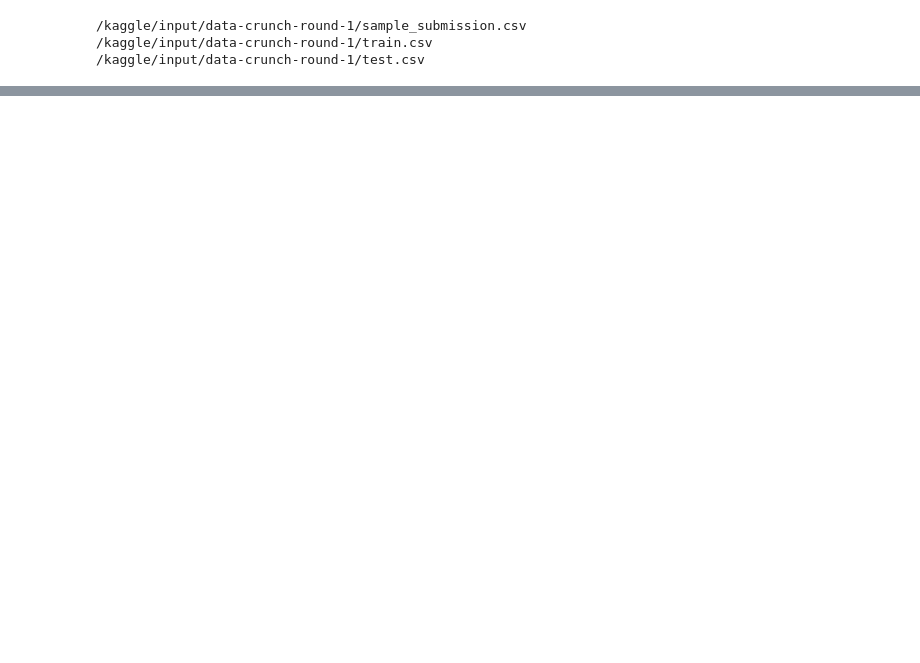
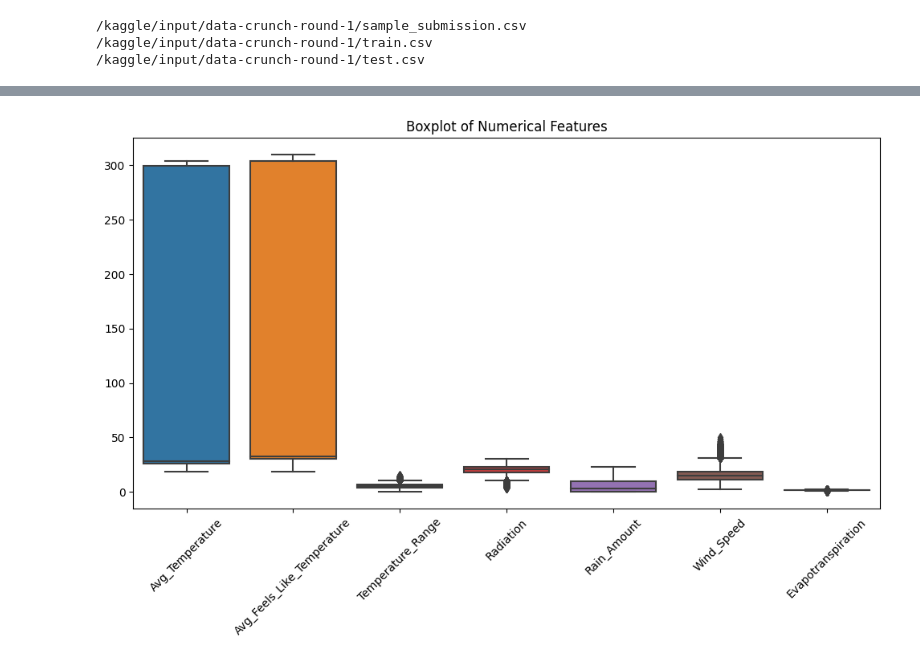
Before and after one commit to thisaraniNJ/Data_Crunch_001, a Jupyter notebook: data-crunch-rnn.ipynb, the cells around one changed output, grey strips where cells are left out. Saved outputs shown, nothing was run; the diff lists cells and outputs as text; code cells hidden in the pictures; blank space fills up the shorter version.

```diff
--- a/data-crunch-rnn.ipynb
+++ b/data-crunch-rnn.ipynb
@@ -15,0 +92,15 @@ for dirname, _, filenames in os.walk('/kaggle/input'):
+# %%
+Q1 = data["Rain_Amount"].quantile(0.25)  # Lower quartile
+Q3 = data["Rain_Amount"].quantile(0.75)  # Upper quartile
+IQR = Q3 - Q1
+
+# Clip values beyond 1.5 * IQR limits
+data["Rain_Amount"] = np.clip(data["Rain_Amount"], Q1 - 1.5 * IQR, Q3 + 1.5 * IQR)
+# %%
+plt.figure(figsize=(12, 6))
+sns.boxplot(data=data[numeric_cols])
+plt.xticks(rotation=45)
+plt.title("Boxplot of Numerical Features")
+plt.show()
+# %% [output]
+[figure, added]
```
Also changed, not shown: parts of 11 cells of this notebook.
